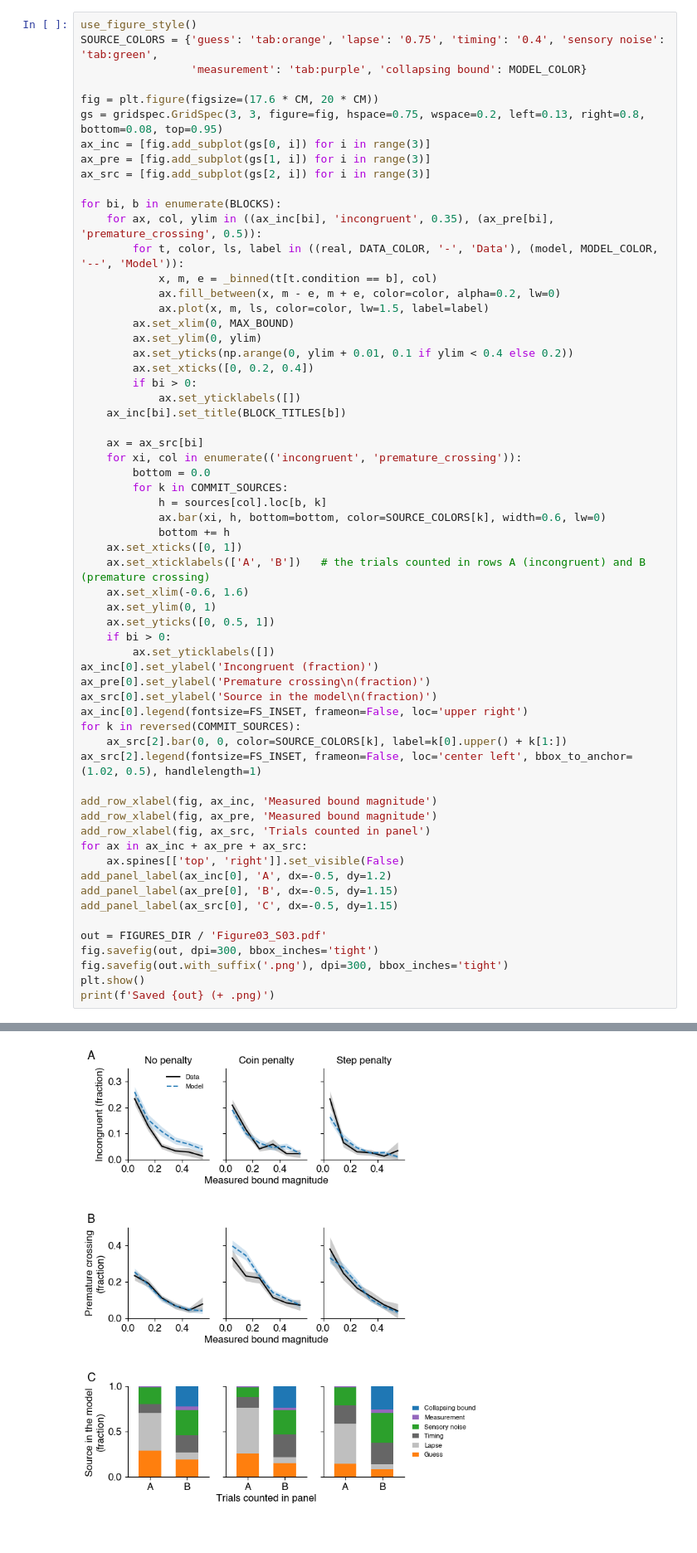
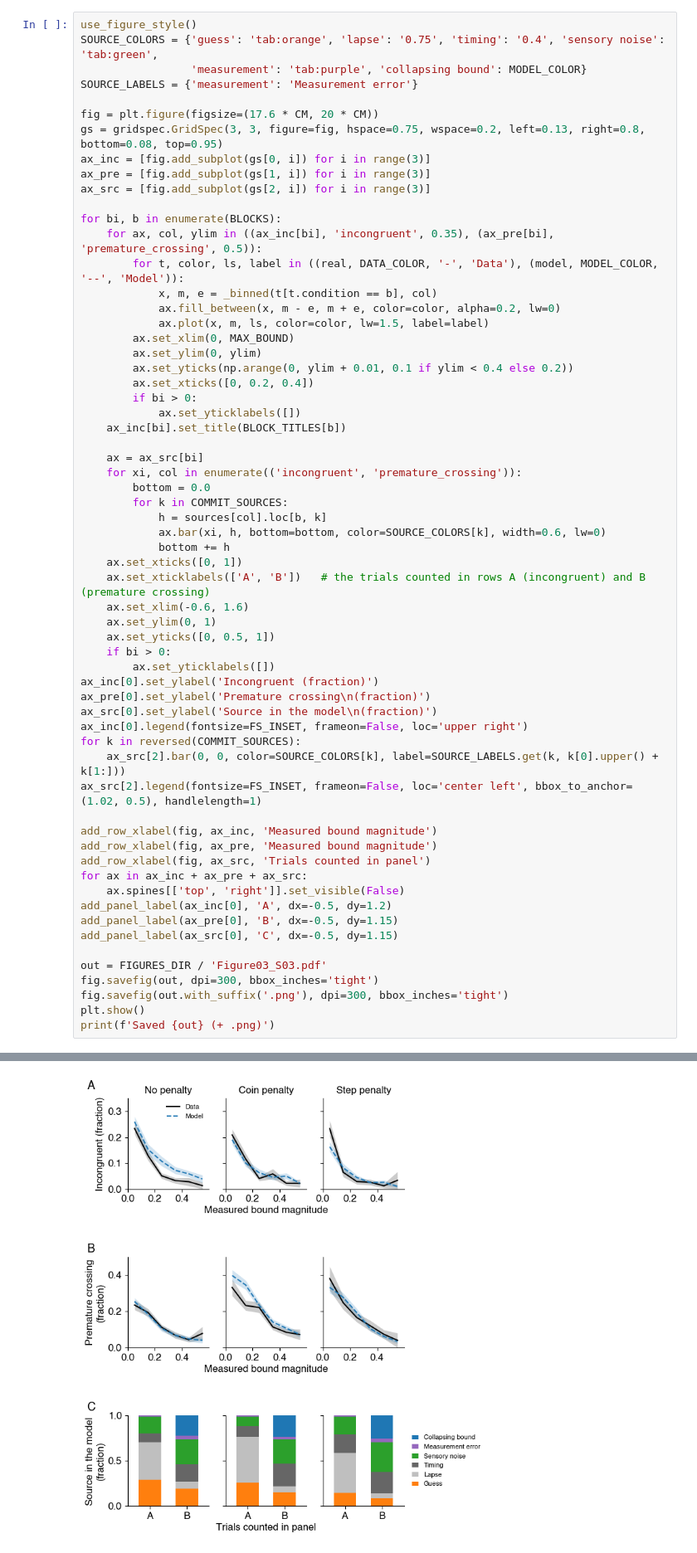
Before and after one commit to TheGoldLab/ms_2026_kalburge_etal_elife, a Jupyter notebook: notebooks/Figure03S03_suboptimalBehavior.ipynb, the cells around one changed output, grey strips where cells are left out. Shown at 83% size. Saved outputs shown, nothing was run; the diff lists cells and outputs as text.

Commit message:
Fig 3S3: legend 'Measurement' -> 'Measurement error'
Co-Authored-By: Claude Opus 5.5 <noreply@anthropic.com>

```diff
--- a/notebooks/Figure03S03_suboptimalBehavior.ipynb
+++ b/notebooks/Figure03S03_suboptimalBehavior.ipynb
@@ -130,6 +130,7 @@ Model sources of premature_crossing trials (fractions):
 use_figure_style()
 SOURCE_COLORS = {'guess': 'tab:orange', 'lapse': '0.75', 'timing': '0.4', 'sensory noise': 'tab:green',
                  'measurement': 'tab:purple', 'collapsing bound': MODEL_COLOR}
+SOURCE_LABELS = {'measurement': 'Measurement error'}
 
 fig = plt.figure(figsize=(17.6 * CM, 20 * CM))
 gs = gridspec.GridSpec(3, 3, figure=fig, hspace=0.75, wspace=0.2, left=0.13, right=0.8, bottom=0.08, top=0.95)
@@ -162,33 +163,33 @@ for bi, b in enumerate(BLOCKS):
     ax.set_xticklabels(['A', 'B'])   # the trials counted in rows A (incongruent) and B (premature crossing)
     ax.set_xlim(-0.6, 1.6)
     ax.set_ylim(0, 1)
     ax.set_yticks([0, 0.5, 1])
     if bi > 0:
         ax.set_yticklabels([])
 ax_inc[0].set_ylabel('Incongruent (fraction)')
 ax_pre[0].set_ylabel('Premature crossing\n(fraction)')
 ax_src[0].set_ylabel('Source in the model\n(fraction)')
 ax_inc[0].legend(fontsize=FS_INSET, frameon=False, loc='upper right')
 for k in reversed(COMMIT_SOURCES):
-    ax_src[2].bar(0, 0, color=SOURCE_COLORS[k], label=k[0].upper() + k[1:])
+    ax_src[2].bar(0, 0, color=SOURCE_COLORS[k], label=SOURCE_LABELS.get(k, k[0].upper() + k[1:]))
 ax_src[2].legend(fontsize=FS_INSET, frameon=False, loc='center left', bbox_to_anchor=(1.02, 0.5), handlelength=1)
 
 add_row_xlabel(fig, ax_inc, 'Measured bound magnitude')
 add_row_xlabel(fig, ax_pre, 'Measured bound magnitude')
 add_row_xlabel(fig, ax_src, 'Trials counted in panel')
 for ax in ax_inc + ax_pre + ax_src:
     ax.spines[['top', 'right']].set_visible(False)
 add_panel_label(ax_inc[0], 'A', dx=-0.5, dy=1.2)
 add_panel_label(ax_pre[0], 'B', dx=-0.5, dy=1.15)
 add_panel_label(ax_src[0], 'C', dx=-0.5, dy=1.15)
 
 out = FIGURES_DIR / 'Figure03_S03.pdf'
 fig.savefig(out, dpi=300, bbox_inches='tight')
 fig.savefig(out.with_suffix('.png'), dpi=300, bbox_inches='tight')
 plt.show()
 print(f'Saved {out} (+ .png)')
 # %% [output]
 1 extra bytes in post.stringData array
 'created' timestamp seems very low; regarding as unix timestamp
-[figure, old version]
+[figure, new version]
 Saved /Users/jigold/Library/CloudStorage/Box-Box/GoldLab/Projects/2025_Pigeon/Figures/Figure03_S03.pdf (+ .png)
```
Also changed, not shown: parts of 1 cell of this notebook.
